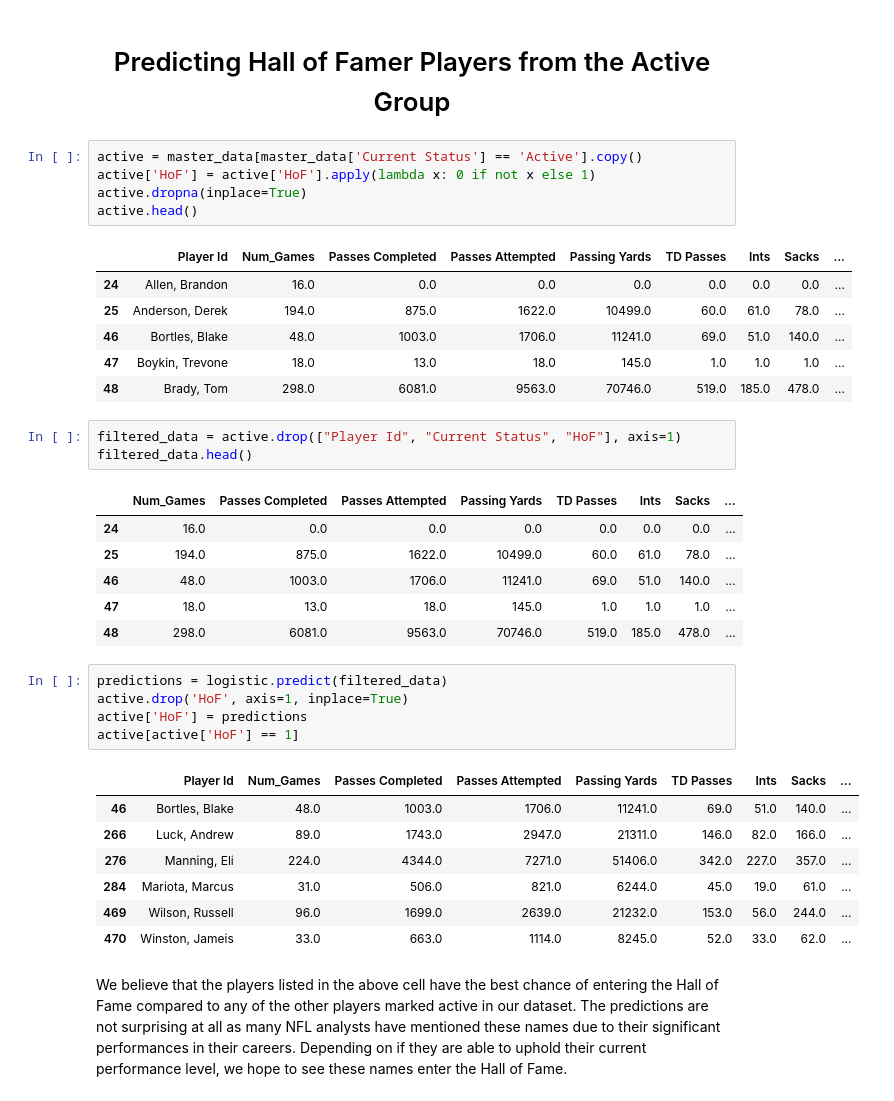
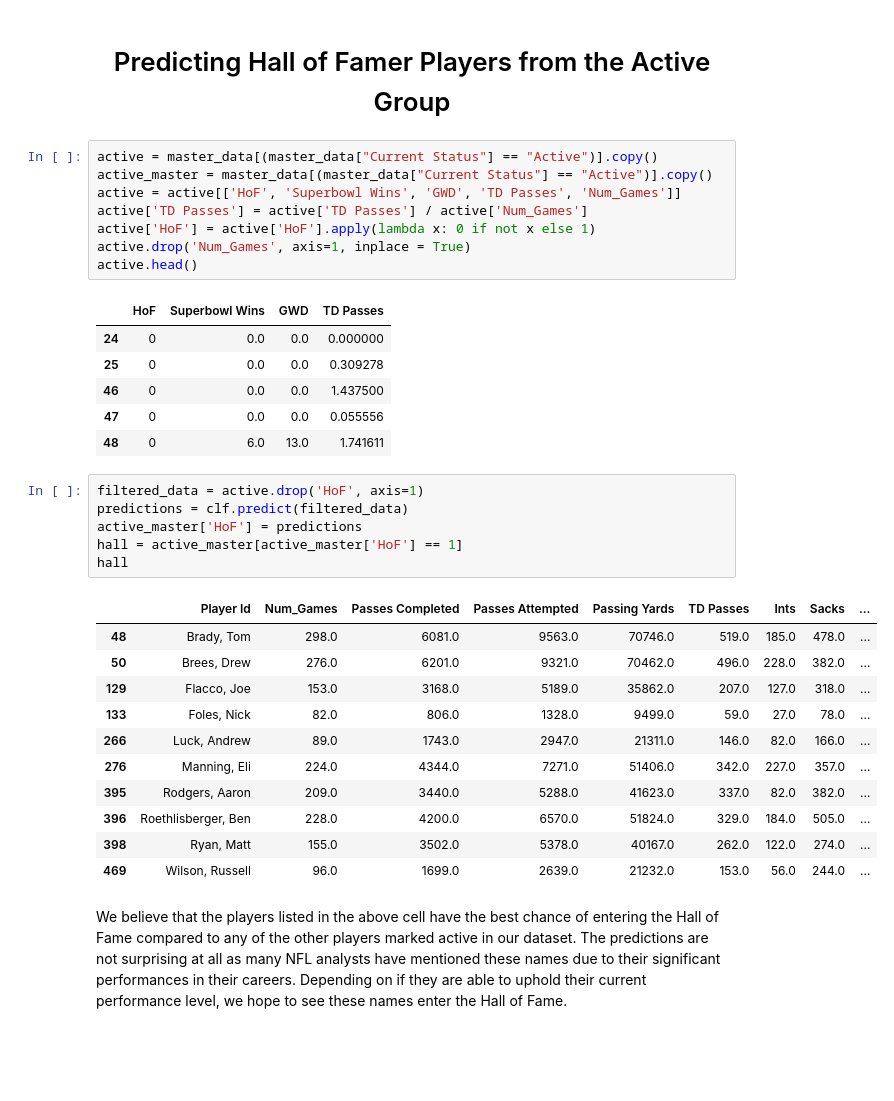
Before and after one commit to Fentonmiller/Fentonmiller.github.io, a Jupyter notebook: Final_Project_Stoney.ipynb, the cells around one changed output. Saved outputs shown, nothing was run; the diff lists cells and outputs as text; blank space fills up the shorter version.

```diff
--- a/Final_Project_Stoney.ipynb
+++ b/Final_Project_Stoney.ipynb
@@ -557,40 +555,38 @@ ax.set(
 # %% [markdown]
 # <center> Predicting Hall of Famer Players from the Active Group </center>
 # %%
-active = master_data[master_data['Current Status'] == 'Active'].copy()
+active = master_data[(master_data["Current Status"] == "Active")].copy()
+active_master = master_data[(master_data["Current Status"] == "Active")].copy()
+active = active[['HoF', 'Superbowl Wins', 'GWD', 'TD Passes', 'Num_Games']]
+active['TD Passes'] = active['TD Passes'] / active['Num_Games']
 active['HoF'] = active['HoF'].apply(lambda x: 0 if not x else 1)
-active.dropna(inplace=True)
+active.drop('Num_Games', axis=1, inplace = True)
 active.head()
 # %% [output]
-|  | Player Id | Num_Games | Passes Completed | Passes Attempted | Passing Yards | TD Passes | Ints | Sacks | ... |
-| 24 | Allen, Brandon | 16.0 | 0.0 | 0.0 | 0.0 | 0.0 | 0.0 | 0.0 | ... |
-| 25 | Anderson, Derek | 194.0 | 875.0 | 1622.0 | 10499.0 | 60.0 | 61.0 | 78.0 | ... |
-| 46 | Bortles, Blake | 48.0 | 1003.0 | 1706.0 | 11241.0 | 69.0 | 51.0 | 140.0 | ... |
-| 47 | Boykin, Trevone | 18.0 | 13.0 | 18.0 | 145.0 | 1.0 | 1.0 | 1.0 | ... |
-| 48 | Brady, Tom | 298.0 | 6081.0 | 9563.0 | 70746.0 | 519.0 | 185.0 | 478.0 | ... |
+|  | HoF | Superbowl Wins | GWD | TD Passes |
+| 24 | 0 | 0.0 | 0.0 | 0.000000 |
+| 25 | 0 | 0.0 | 0.0 | 0.309278 |
+| 46 | 0 | 0.0 | 0.0 | 1.437500 |
+| 47 | 0 | 0.0 | 0.0 | 0.055556 |
+| 48 | 0 | 6.0 | 13.0 | 1.741611 |
 # %%
-filtered_data = active.drop(["Player Id", "Current Status", "HoF"], axis=1)
-filtered_data.head()
+filtered_data = active.drop('HoF', axis=1)
+predictions = clf.predict(filtered_data)
+active_master['HoF'] = predictions
+hall = active_master[active_master['HoF'] == 1]
+hall
 # %% [output]
-|  | Num_Games | Passes Completed | Passes Attempted | Passing Yards | TD Passes | Ints | Sacks | ... |
-| 24 | 16.0 | 0.0 | 0.0 | 0.0 | 0.0 | 0.0 | 0.0 | ... |
-| 25 | 194.0 | 875.0 | 1622.0 | 10499.0 | 60.0 | 61.0 | 78.0 | ... |
-| 46 | 48.0 | 1003.0 | 1706.0 | 11241.0 | 69.0 | 51.0 | 140.0 | ... |
-| 47 | 18.0 | 13.0 | 18.0 | 145.0 | 1.0 | 1.0 | 1.0 | ... |
-| 48 | 298.0 | 6081.0 | 9563.0 | 70746.0 | 519.0 | 185.0 | 478.0 | ... |
+|  | Player Id | Num_Games | Passes Completed | Passes Attempted | Passing Yards | TD Passes | Ints | Sacks | ... |
+| 48 | Brady, Tom | 298.0 | 6081.0 | 9563.0 | 70746.0 | 519.0 | 185.0 | 478.0 | ... |
+| 50 | Brees, Drew | 276.0 | 6201.0 | 9321.0 | 70462.0 | 496.0 | 228.0 | 382.0 | ... |
+| 129 | Flacco, Joe | 153.0 | 3168.0 | 5189.0 | 35862.0 | 207.0 | 127.0 | 318.0 | ... |
+| 133 | Foles, Nick | 82.0 | 806.0 | 1328.0 | 9499.0 | 59.0 | 27.0 | 78.0 | ... |
+| 266 | Luck, Andrew | 89.0 | 1743.0 | 2947.0 | 21311.0 | 146.0 | 82.0 | 166.0 | ... |
+| 276 | Manning, Eli | 224.0 | 4344.0 | 7271.0 | 51406.0 | 342.0 | 227.0 | 357.0 | ... |
+| 395 | Rodgers, Aaron | 209.0 | 3440.0 | 5288.0 | 41623.0 | 337.0 | 82.0 | 382.0 | ... |
+| 396 | Roethlisberger, Ben | 228.0 | 4200.0 | 6570.0 | 51824.0 | 329.0 | 184.0 | 505.0 | ... |
+| 398 | Ryan, Matt | 155.0 | 3502.0 | 5378.0 | 40167.0 | 262.0 | 122.0 | 274.0 | ... |
+| 469 | Wilson, Russell | 96.0 | 1699.0 | 2639.0 | 21232.0 | 153.0 | 56.0 | 244.0 | ... |
-# %%
-predictions = logistic.predict(filtered_data)
-active.drop('HoF', axis=1, inplace=True)
-active['HoF'] = predictions
-active[active['HoF'] == 1]
-# %% [output]
-|  | Player Id | Num_Games | Passes Completed | Passes Attempted | Passing Yards | TD Passes | Ints | Sacks | ... |
-| 46 | Bortles, Blake | 48.0 | 1003.0 | 1706.0 | 11241.0 | 69.0 | 51.0 | 140.0 | ... |
-| 266 | Luck, Andrew | 89.0 | 1743.0 | 2947.0 | 21311.0 | 146.0 | 82.0 | 166.0 | ... |
-| 276 | Manning, Eli | 224.0 | 4344.0 | 7271.0 | 51406.0 | 342.0 | 227.0 | 357.0 | ... |
-| 284 | Mariota, Marcus | 31.0 | 506.0 | 821.0 | 6244.0 | 45.0 | 19.0 | 61.0 | ... |
-| 469 | Wilson, Russell | 96.0 | 1699.0 | 2639.0 | 21232.0 | 153.0 | 56.0 | 244.0 | ... |
-| 470 | Winston, Jameis | 33.0 | 663.0 | 1114.0 | 8245.0 | 52.0 | 33.0 | 62.0 | ... |
 # %% [markdown]
 We believe that the players listed in the above cell have the best chance of entering the Hall of Fame compared to any of the other players marked active in our dataset. The predictions are not surprising at all as many NFL analysts have mentioned these names due to their significant performances in their careers. Depending on if they are able to uphold their current performance level, we hope to see these names enter the Hall of Fame.
 # %% [markdown]
```
Also changed, not shown: parts of 18 cells of this notebook.
